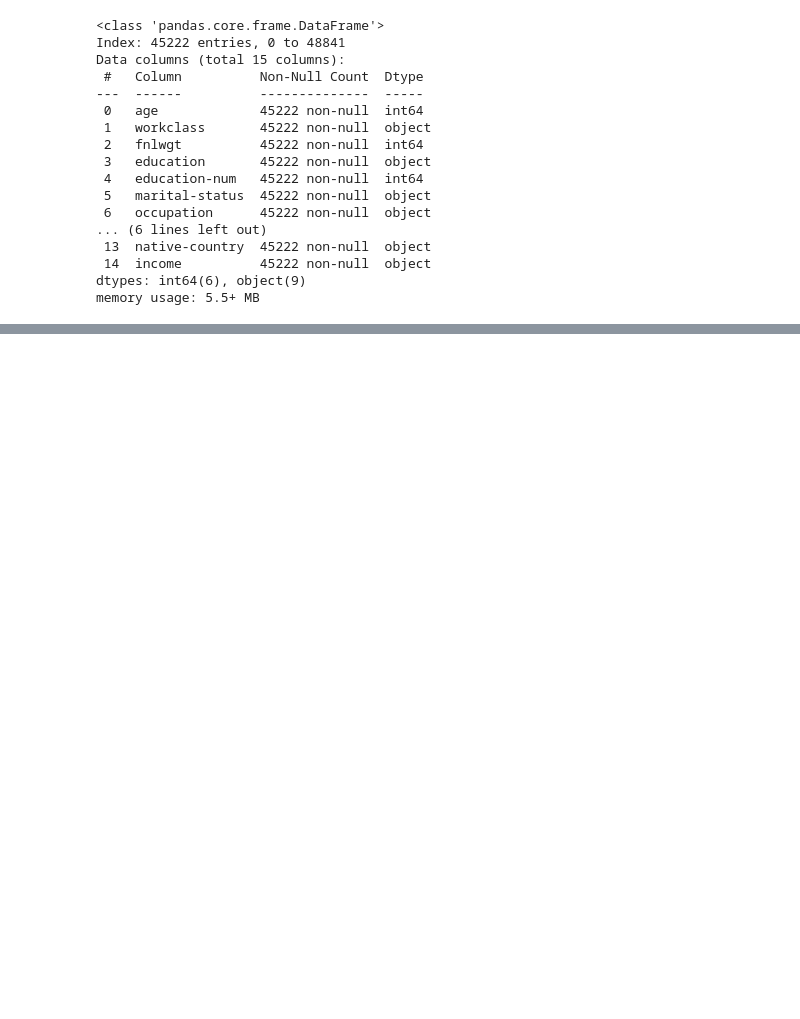
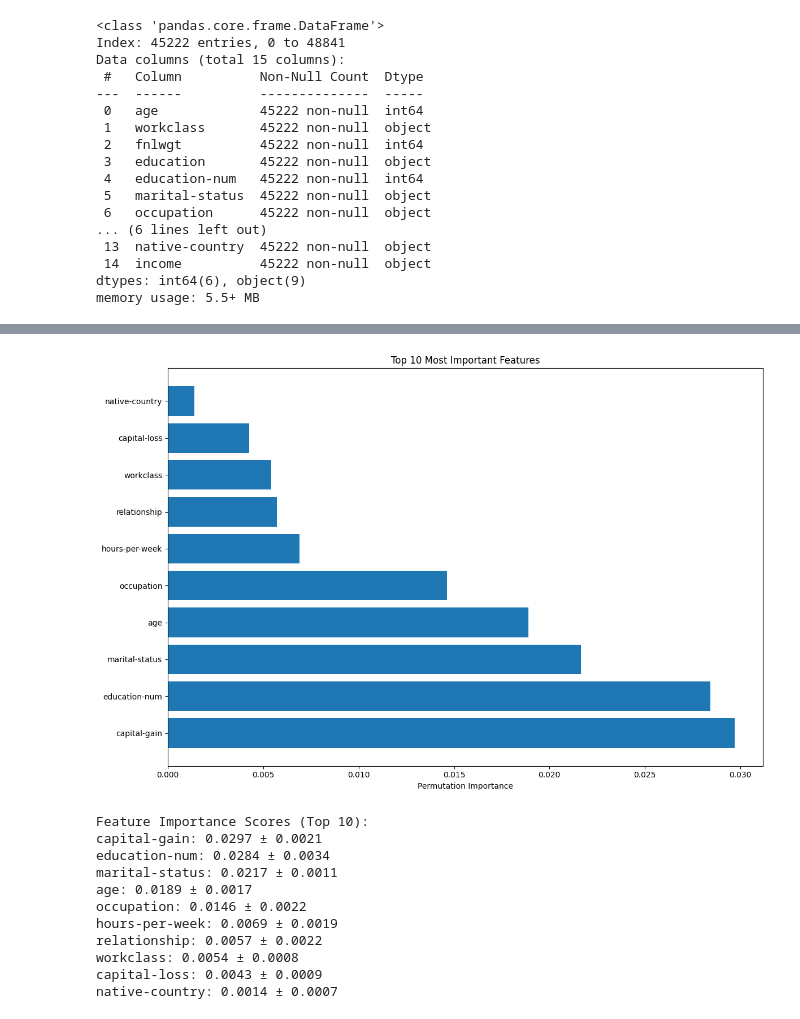
Before and after one commit to jcp-tech/Seneca_Class_Notes, a Jupyter notebook: Semester 1/AIG100 - Machine Learing/Project 3/Project 3 - AIG100 - Jonathan Chacko.ipynb, the cells around one changed output, grey strips where cells are left out. Cells and saved outputs as stored; diff of their text form; code cells hidden in the pictures; blank space fills up the shorter version.

```diff
--- a/Semester 1/AIG100 - Machine Learing/Project 3/Project 3 - AIG100 - Jonathan Chacko.ipynb
+++ b/Semester 1/AIG100 - Machine Learing/Project 3/Project 3 - AIG100 - Jonathan Chacko.ipynb
@@ -201,0 +510,41 @@ X_train, X_test, y_train, y_test = train_test_split(X, y, test_size=0.2, random_
+# %%
+from sklearn.inspection import permutation_importance
+
+# Compute permutation importance
+perm_importance = permutation_importance(
+    full_pipeline, X_test, y_test, n_repeats=10, random_state=42
+)
+
+# Get feature names after preprocessing
+# We'll use a simplified approach to get the original feature names
+feature_names = X_train.columns
+
+# Sort features by importance
+sorted_idx = perm_importance.importances_mean.argsort()[::-1]
+
+# Plot feature importance
+plt.figure(figsize=(12, 8))
+plt.barh([str(feature_names[i]) for i in sorted_idx[:10]],
+         perm_importance.importances_mean[sorted_idx[:10]])
+plt.xlabel('Permutation Importance')
+plt.title('Top 10 Most Important Features')
+plt.tight_layout()
+plt.show()
+
+# Print importance scores
+print("Feature Importance Scores (Top 10):")
+for i in sorted_idx[:10]:
+    print(f"{feature_names[i]}: {perm_importance.importances_mean[i]:.4f} ± {perm_importance.importances_std[i]:.4f}")
+# %% [output]
+[figure, added]
+Feature Importance Scores (Top 10):
+capital-gain: 0.0297 ± 0.0021
+education-num: 0.0284 ± 0.0034
+marital-status: 0.0217 ± 0.0011
+age: 0.0189 ± 0.0017
+occupation: 0.0146 ± 0.0022
+hours-per-week: 0.0069 ± 0.0019
+relationship: 0.0057 ± 0.0022
+workclass: 0.0054 ± 0.0008
+capital-loss: 0.0043 ± 0.0009
+native-country: 0.0014 ± 0.0007
```
Also changed, not shown: parts of 33 cells of this notebook.
